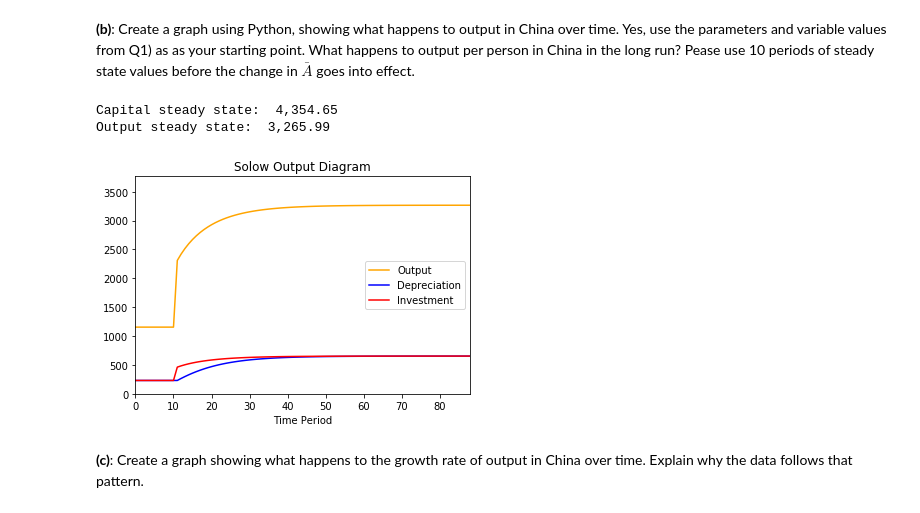
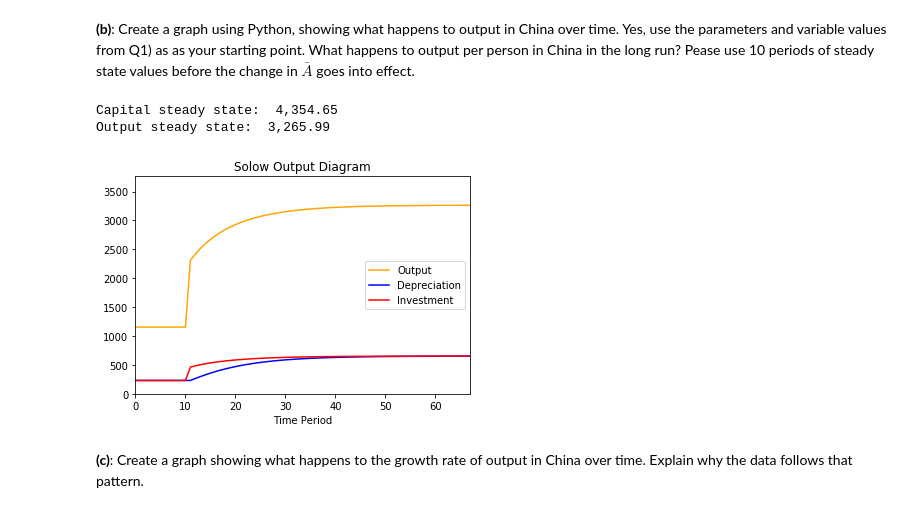
Before and after one commit to dylanjm/econ_381_development, a Jupyter notebook: solution_versions/chapter_05_solutions.ipynb, the cells around one changed output. Saved outputs shown, nothing was run; the diff lists cells and outputs as text; code cells hidden in the pictures.

```diff
--- a/solution_versions/chapter_05_solutions.ipynb
+++ b/solution_versions/chapter_05_solutions.ipynb
@@ -326,7 +374,7 @@ for i in range(0, 10):
 
 
 s = .1
-epsilon = 1
+epsilon = 10
 
 while (abs(capital[i] - K_star(L, s, d, A, alpha))) >epsilon:
     i += 1
@@ -404,35 +452,35 @@ for i in range(0, 10):
     depreciation = np.append(depreciation, d * capital[i])
     change_in_capital = np.append(change_in_capital, investment[i] - depreciation[i])
 
 
 A = 2
-epsilon = 1
+epsilon = 10
 
 while (abs(capital[i] - K_star(L, s, d, A, alpha))) >epsilon:
     i += 1
     time = np.append(time, i)
     capital = np.append(capital, capital[i - 1] + change_in_capital[i - 1])
     output = np.append(output, production_function(A, capital[i], L, alpha))
     investment = np.append(investment, s * output[i])
     depreciation = np.append(depreciation, d * capital[i])
     change_in_capital = np.append(change_in_capital, investment[i] - depreciation[i])
 
 print('Capital steady state: ', '{:,.2f}'.format(K_star(L, s, d, A, alpha)))
 print('Output steady state: ', '{:,.2f}'.format(Y_star(L, s, d, A, alpha)))
 
 plt.plot(time, output, 'orange', label = 'Output')
 plt.plot(time, depreciation, 'blue', label = 'Depreciation')
 plt.plot(time, investment, 'red', label = 'Investment')
 plt.title('Solow Output Diagram')
 plt.xlabel('Time Period')
 plt.ylim(0, np.max(output)+500)
 plt.xlim(0, i)
 plt.legend()
 plt.show()
 # %% [output]
 Capital steady state:  4,354.65
 Output steady state:  3,265.99
-[figure, old version]
+[figure, new version]
 # %% [markdown]
 __(c)__: Create a graph showing what happens to the growth rate of output in China over time. Explain why the data follows that pattern.
 # %%
```
Also changed, not shown: parts of 7 cells of this notebook, 1 other file.
